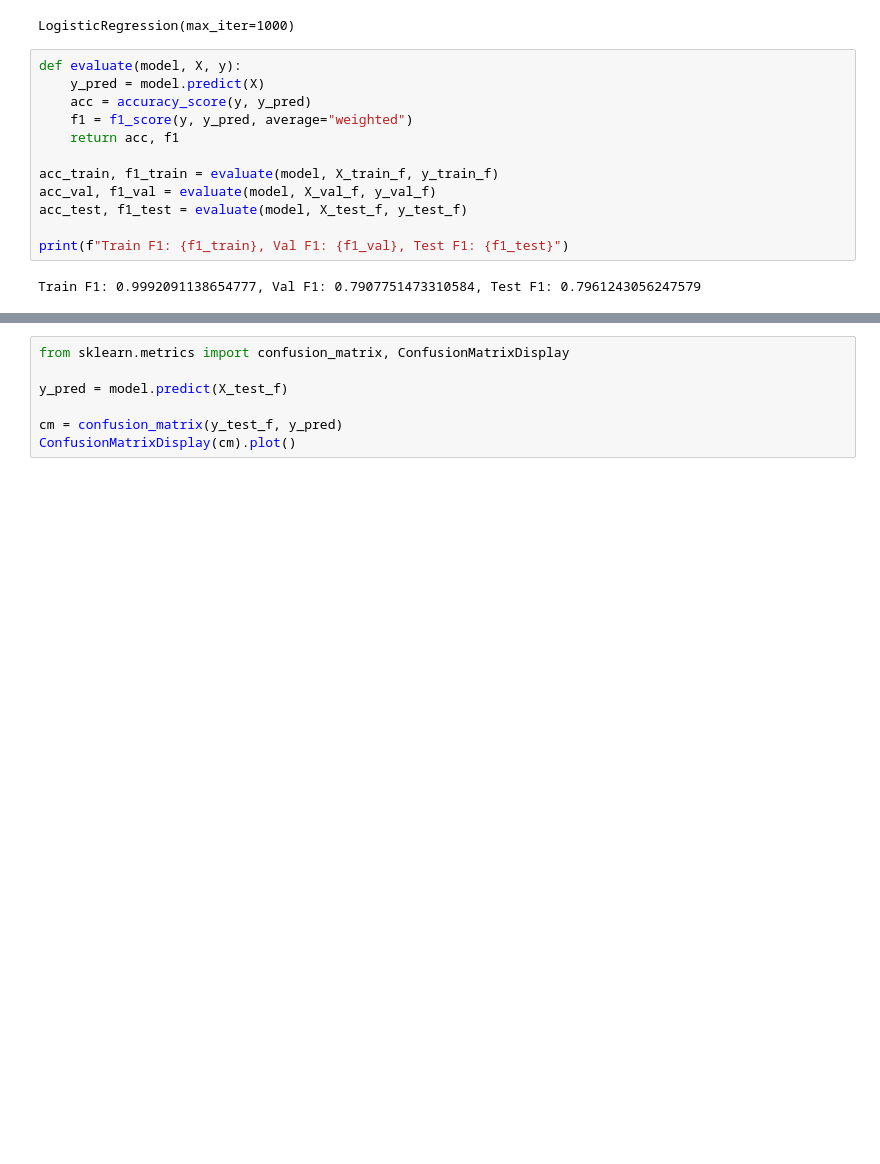
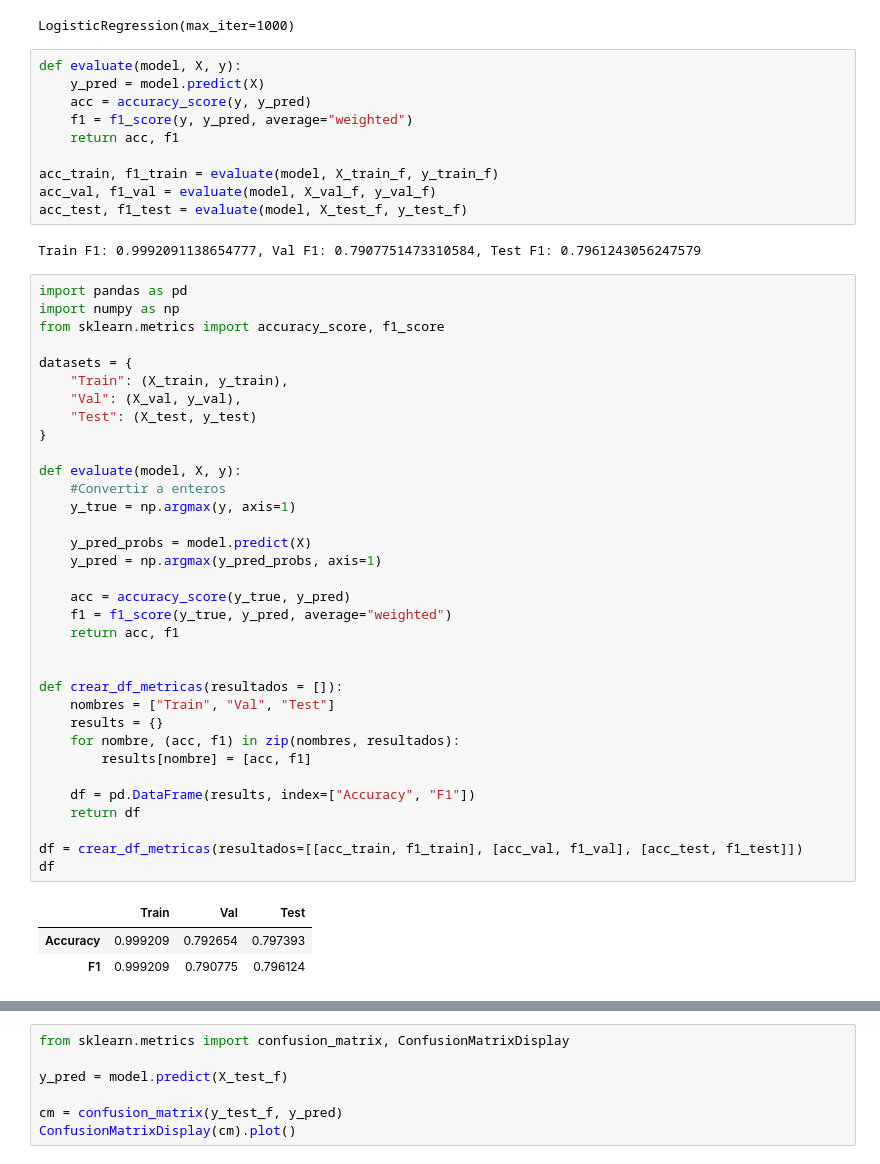
Before and after one commit to ropas5/eye_diseases_classification_trabajo_DL, a Jupyter notebook: notebooks/modelo_1.ipynb, the cells around one changed output, grey strips where cells are left out. Saved outputs shown, nothing was run; the diff lists cells and outputs as text; blank space fills up the shorter version.

```diff
--- a/notebooks/modelo_1.ipynb
+++ b/notebooks/modelo_1.ipynb
@@ -44,7 +44,43 @@ def evaluate(model, X, y):
 acc_train, f1_train = evaluate(model, X_train_f, y_train_f)
 acc_val, f1_val = evaluate(model, X_val_f, y_val_f)
 acc_test, f1_test = evaluate(model, X_test_f, y_test_f)
-
-print(f"Train F1: {f1_train}, Val F1: {f1_val}, Test F1: {f1_test}")
 # %% [output]
 Train F1: 0.9992091138654777, Val F1: 0.7907751473310584, Test F1: 0.7961243056247579
+# %%
+import pandas as pd
+import numpy as np
+from sklearn.metrics import accuracy_score, f1_score
+
+datasets = {
+    "Train": (X_train, y_train),
+    "Val": (X_val, y_val),
+    "Test": (X_test, y_test)
+}
+
+def evaluate(model, X, y):
+    #Convertir a enteros
+    y_true = np.argmax(y, axis=1)
+
+    y_pred_probs = model.predict(X)
+    y_pred = np.argmax(y_pred_probs, axis=1)
+
+    acc = accuracy_score(y_true, y_pred)
+    f1 = f1_score(y_true, y_pred, average="weighted")
+    return acc, f1
+
+
+def crear_df_metricas(resultados = []):
+    nombres = ["Train", "Val", "Test"]
+    results = {}
+    for nombre, (acc, f1) in zip(nombres, resultados):
+        results[nombre] = [acc, f1]
+
+    df = pd.DataFrame(results, index=["Accuracy", "F1"])
+    return df
+
+df = crear_df_metricas(resultados=[[acc_train, f1_train], [acc_val, f1_val], [acc_test, f1_test]])
+df
+# %% [output]
+|  | Train | Val | Test |
+| Accuracy | 0.999209 | 0.792654 | 0.797393 |
+| F1 | 0.999209 | 0.790775 | 0.796124 |
```
Also changed, not shown: parts of 2 cells of this notebook, 1 other file.
